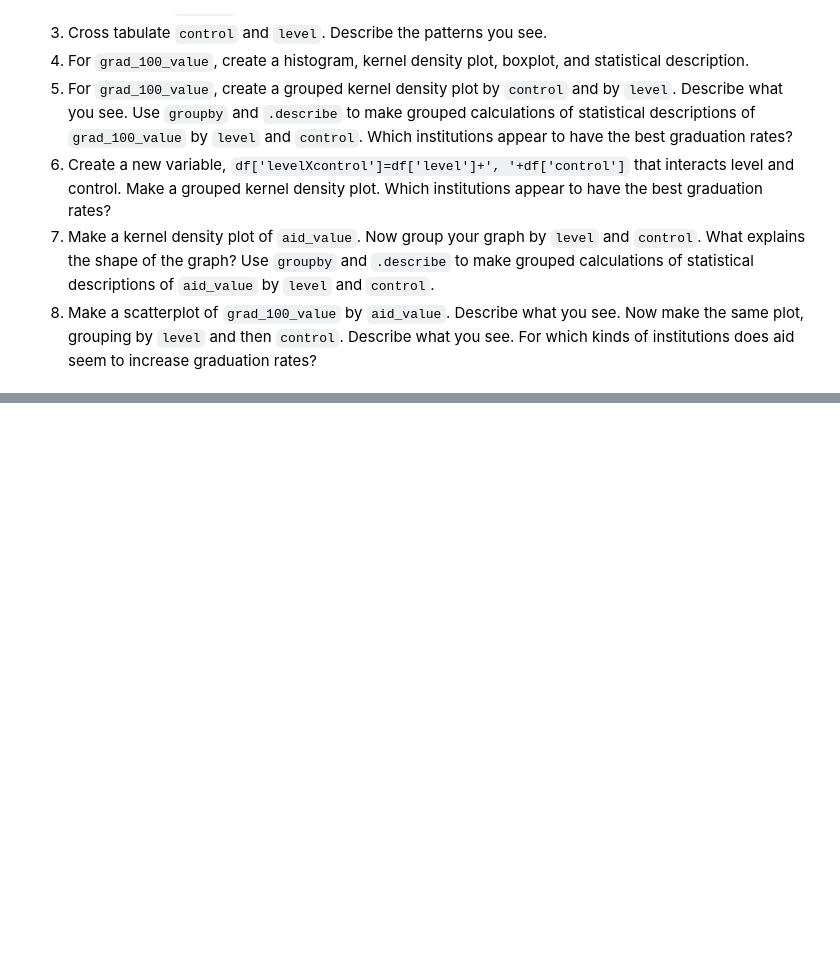
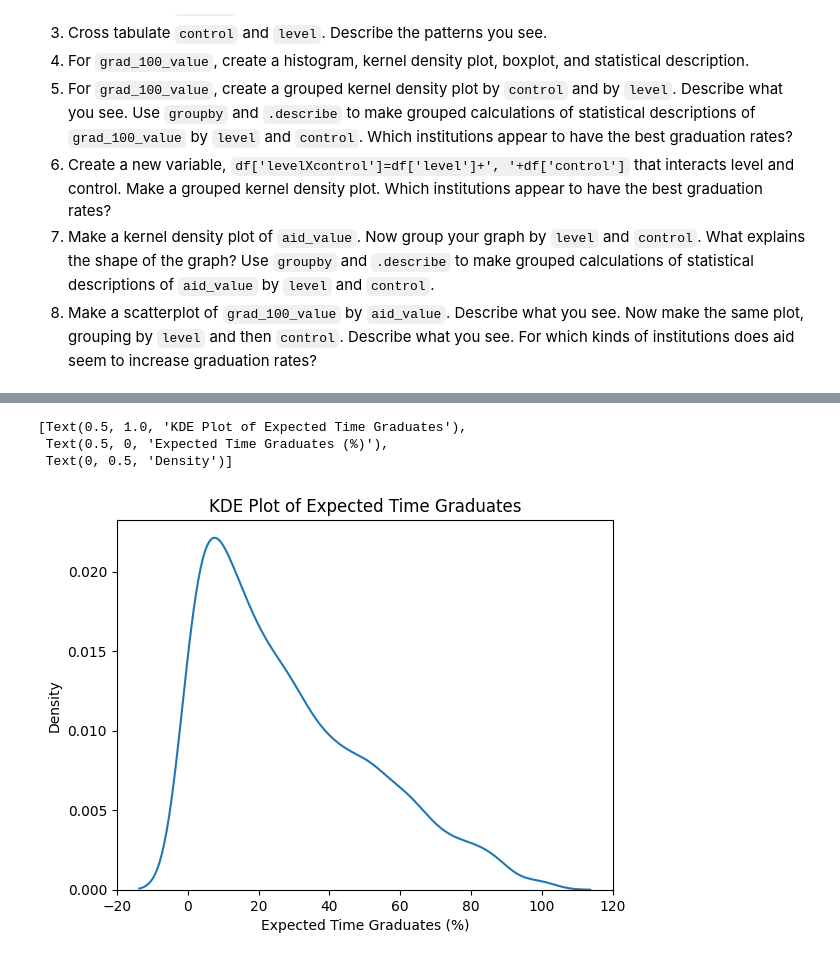
Before and after one commit to kevincha12/visualization_assignment, a Jupyter notebook: assignment.ipynb, the cells around one changed output, grey strips where cells are left out. Cells and saved outputs as stored; diff of their text form; code cells hidden in the pictures; blank space fills up the shorter version.

```diff
--- a/assignment.ipynb
+++ b/assignment.ipynb
@@ -74,0 +164,7 @@ The "relevant" variables for this question are:
+# %%
+sns.kdeplot(grad_100_val).set(title='KDE Plot of Expected Time Graduates', xlabel='Expected Time Graduates (%)', ylabel='Density')
+# %% [output]
+[Text(0.5, 1.0, 'KDE Plot of Expected Time Graduates'),
+ Text(0.5, 0, 'Expected Time Graduates (%)'),
+ Text(0, 0.5, 'Density')]
+[figure, added]
```
Also changed, not shown: parts of 39 cells of this notebook.
